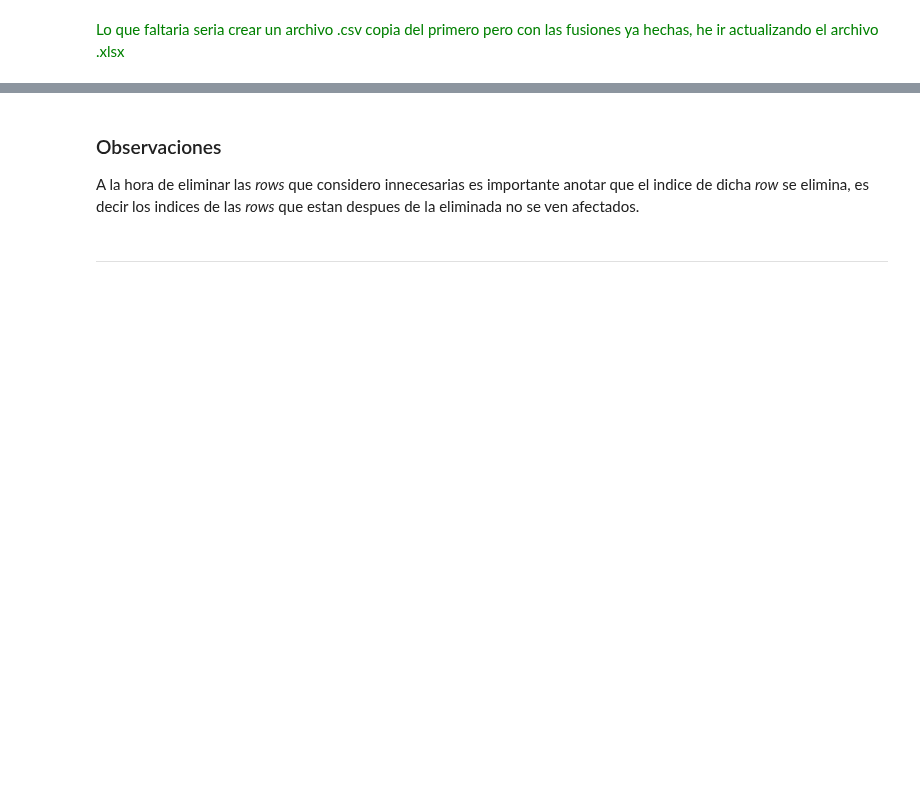
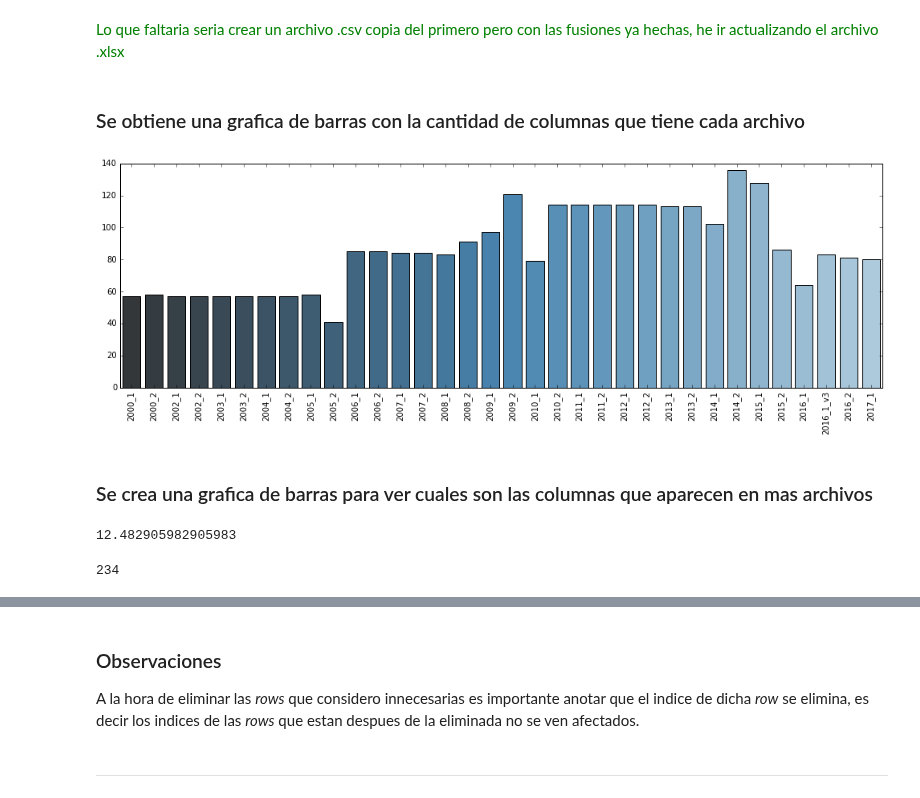
Before and after one commit to AronForero/ICFESProject, a Jupyter notebook: Descriptive_Analisis/Exploracion_Ficheros.ipynb, the cells around one changed output, grey strips where cells are left out. Saved outputs shown, nothing was run; the diff lists cells and outputs as text; code cells hidden in the pictures; blank space fills up the shorter version.

Commit message:
Se termino de hacer la revision de cada columna, y se agregaron dos graficas nuevas a la exploracion de archivos. Continuar con la visualizacion de datos.

```diff
--- a/Descriptive_Analisis/Exploracion_Ficheros.ipynb
+++ b/Descriptive_Analisis/Exploracion_Ficheros.ipynb
@@ -273,3 +276,6 @@ Column_Comparison_File = merge_rows(Column_Comparison_File, 203, 215)
 Column_Comparison_File = merge_rows(Column_Comparison_File, 8, 7)
 Column_Comparison_File = merge_rows(Column_Comparison_File, 11, 6)
 Column_Comparison_File = merge_rows(Column_Comparison_File, 33, 32)
+Column_Comparison_File = merge_rows(Column_Comparison_File, 49, 150)
+Column_Comparison_File = merge_rows(Column_Comparison_File, 169, 168)
+Column_Comparison_File = merge_rows(Column_Comparison_File, 213, 190)
@@ -276,3 +284,3 @@ Column_Comparison_File = merge_rows(Column_Comparison_File, 33, 32)
 # %%
-Column_Comparison_File = merge_rows(Column_Comparison_File, 33, 32)
+Column_Comparison_File = merge_rows(Column_Comparison_File, 213, 190)
 # %%
@@ -298,2 +306,23 @@ Name: 33, dtype: object
 # %% [markdown]
 <span style="color: green">Lo que faltaria seria crear un archivo .csv copia del primero pero con las fusiones ya hechas, he ir actualizando el archivo .xlsx</span>
+# %% [markdown]
+### Se obtiene una grafica de barras con la cantidad de columnas que tiene cada archivo
+# %%
+x = 0
+l = []
+for i in Column_Comparison_File:
+    if x > 0:
+        l.append(Column_Comparison_File[i].sum())
+    else:
+        x+=1
+
+columnas = list(Column_Comparison_File.columns[1:])
+valores = l
+
+plt.figure(figsize=(17,5))
+sns.barplot(x=columnas, y=valores, palette="Blues_d")
+plt.xticks(np.arange(len(columnas)), columnas, rotation=90);
+# %% [output]
+[figure, added]
+# %% [markdown]
+### Se crea una grafica de barras para ver cuales son las columnas que aparecen en mas archivos
@@ -299,0 +334,8 @@ Name: 33, dtype: object
+# %%
+np.mean(l)
+# %% [output]
+12.482905982905983
+# %%
+len(xla)
+# %% [output]
+234
```
Also changed, not shown: parts of 5 cells of this notebook, 1 other file.
